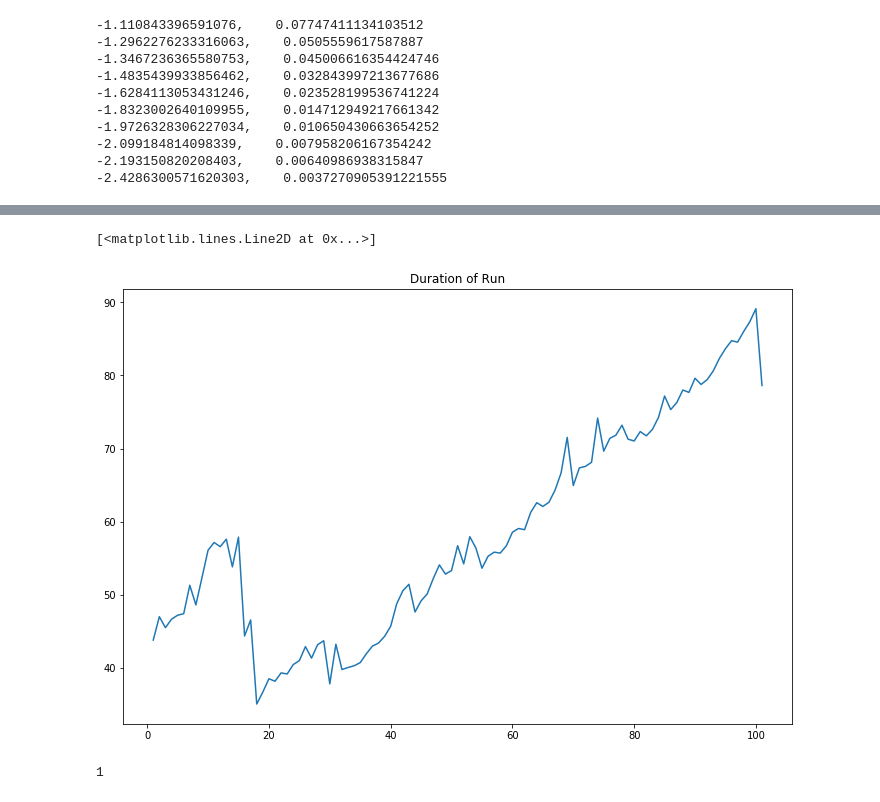
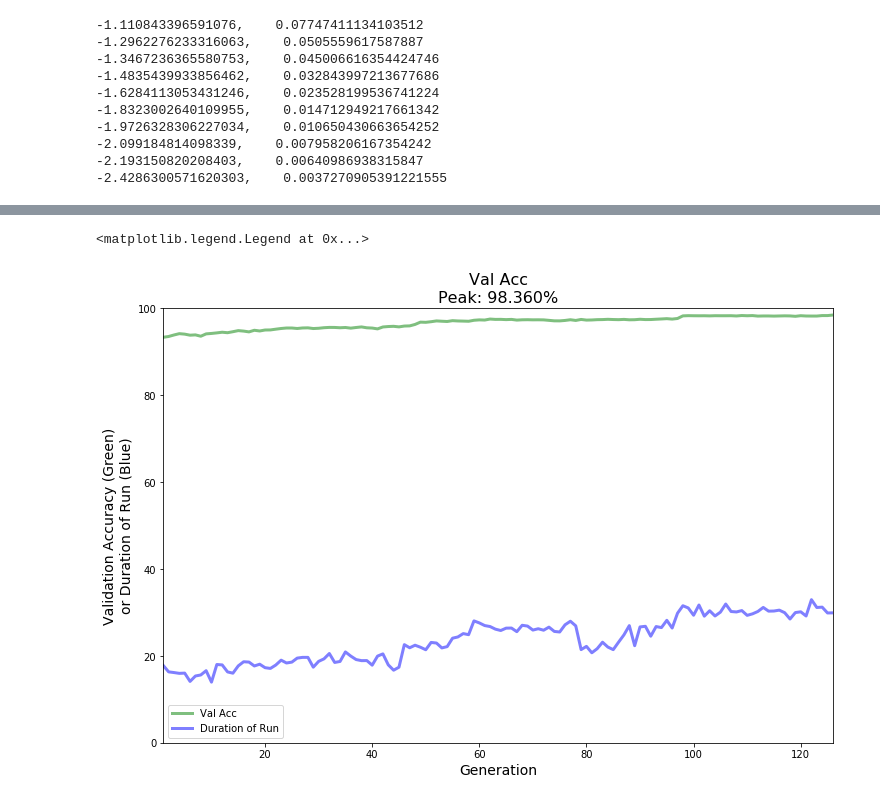
Before and after one commit to pixelatedbrian/evo_MNIST, a Jupyter notebook: genome_proto.ipynb, the cells around one changed output, grey strips where cells are left out. Saved outputs shown, nothing was run; the diff lists cells and outputs as text; code cells hidden in the pictures.

```diff
--- a/genome_proto.ipynb
+++ b/genome_proto.ipynb
@@ -480,16 +501,17 @@ ax.legend()
-# %%
-fig, ax = plt.subplots(figsize=(12, 8))
-
-ax.set_title("Duration of Run")
-# %% [output]
-[<matplotlib.lines.Line2D at 0x...>]
-[figure, removed]
-# %%
-import numpy as np
-boink = [1, 3, 4]
-
-med = np.median(boink)
-
-boink.index(med)
-# %% [output]
-1
+# %%
+fig, ax = plt.subplots(figsize=(12, 8))
+
+ax.set_title("Val Acc\nPeak: {:2.3f}%".format(np.max(boink2.loc[:, "Peak_Val_Acc"].values)), size=16)
+ax.plot(boink2.index.values + 1, boink2.loc[:, "Peak_Val_Acc"].values, label="Val Acc", color="green", lw=3.0, alpha=0.5)
+ax.plot(boink2.index.values + 1, boink2.loc[:, "Train_Time"].values, label="Duration of Run", color="blue", lw=3.0, alpha=0.5)
+# ax.plot(boink.index.values + 1, boink.loc[:, "Fitness"].values, label="Genetic Fitness", color="red", lw=3.0, alpha=0.5)
+
+ax.set_xlim(1, len(boink2.index.values))
+ax.set_ylim(0, 100)
+ax.set_xlabel("Generation", size=14)
+ax.set_ylabel("Validation Accuracy (Green)\nor Duration of Run (Blue)", size=14)
+
+ax.legend()
+# %% [output]
+<matplotlib.legend.Legend at 0x...>
+[figure, added]
```
Also changed, not shown: parts of 6 cells of this notebook, 1 other file.
